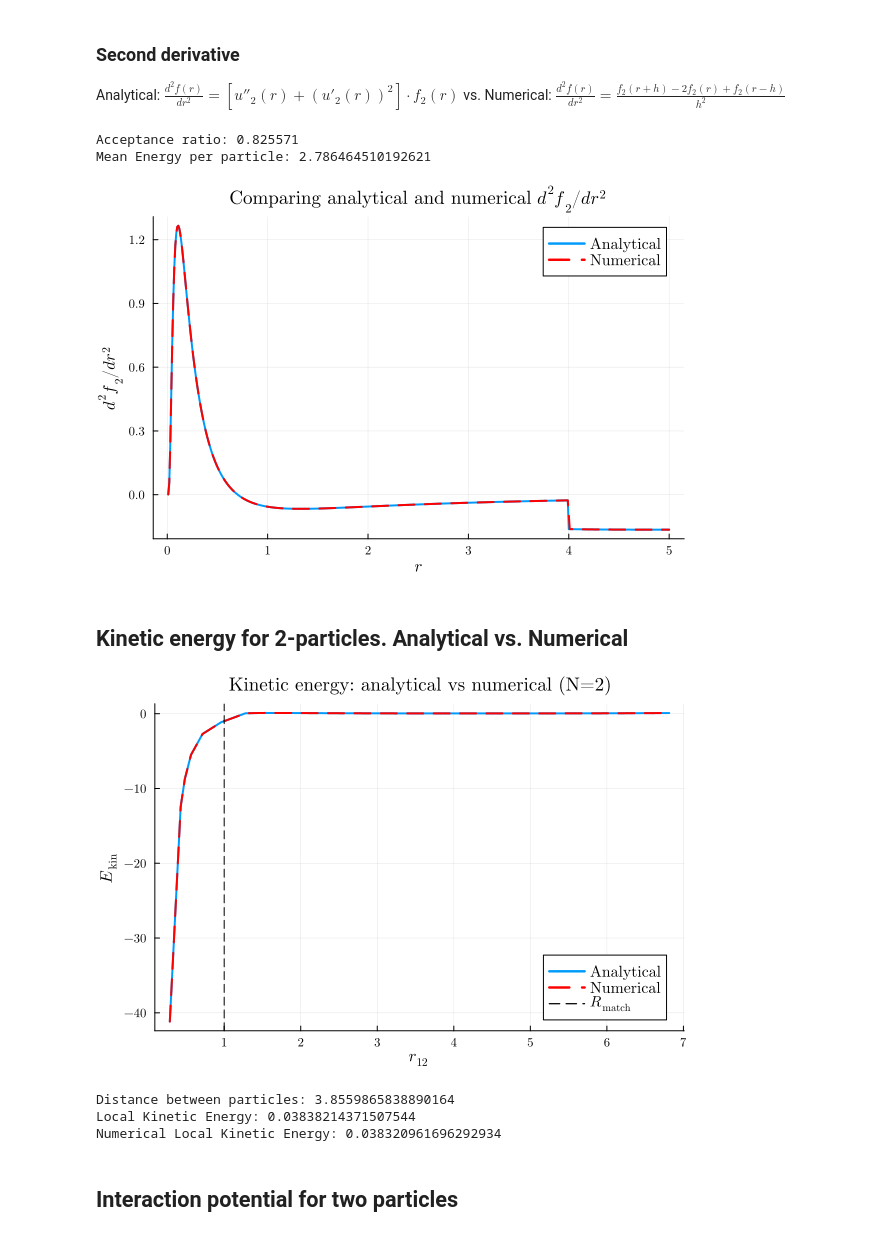
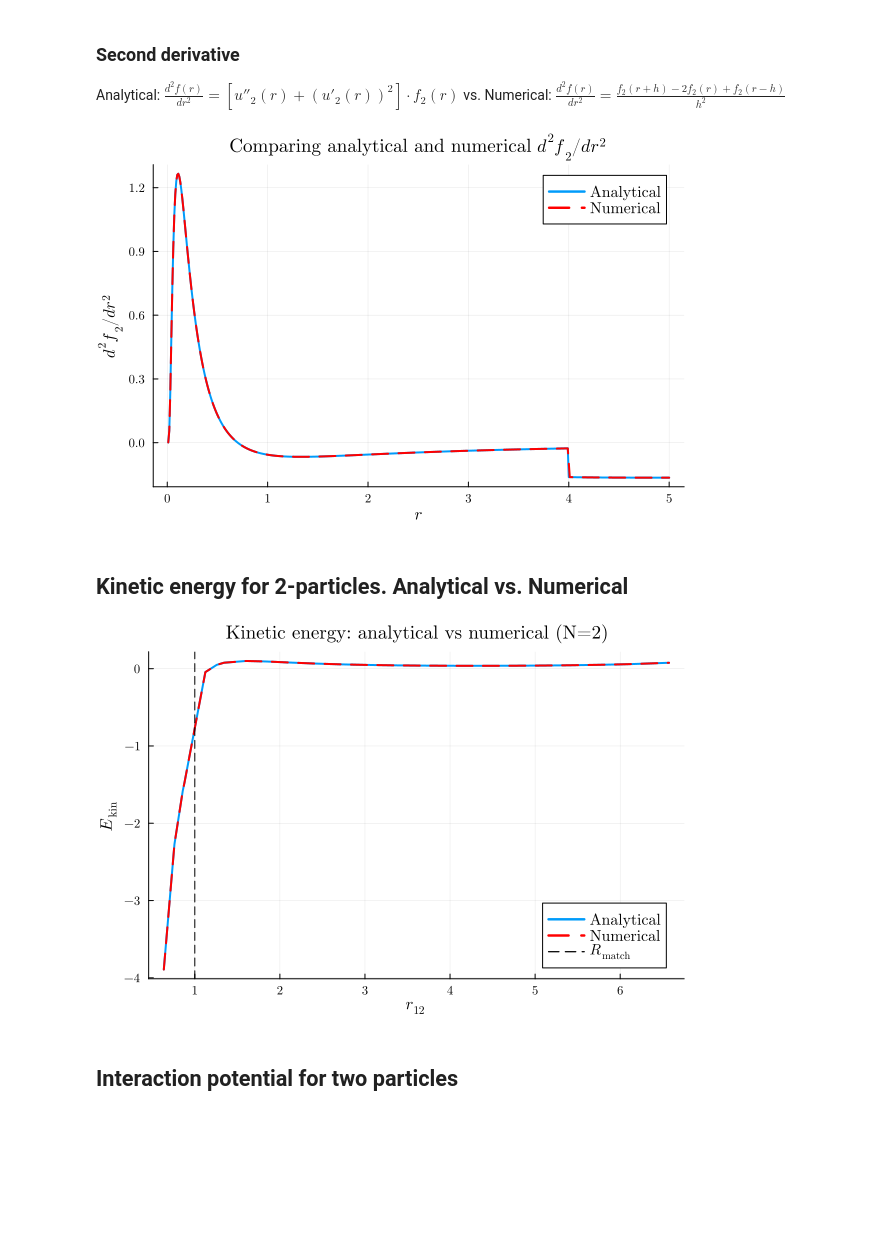
Before and after one commit to martadomin/Monte-Carlo-simulation-of-vortices-in-a-dipolar-bilayer, a Jupyter notebook: Sanity_checks/Stage1/Sanity_checks.ipynb, the cells around one changed output. Cells and saved outputs as stored; diff of their text form; code cells hidden in the pictures; blank space fills up the shorter version.

```diff
--- a/Sanity_checks/Stage1/Sanity_checks.ipynb
+++ b/Sanity_checks/Stage1/Sanity_checks.ipynb
@@ -161,7 +156,7 @@ Mean Energy per particle: 2.786068888303632
 
 Analytical: $\frac{d^2 f(r)}{dr^2} = \left[u''_2(r) + \left(u'_2(r)\right)^2\right] \cdot f_2(r)$ vs. Numerical: $\frac{d^2 f(r)}{dr^2} = \frac{f_2(r+h) -2 f_2(r) + f_2(r-h)}{h^2}$
 # %%
-include("VMC_code.jl")
+include("C:\\Users\\marta\\Monte_Carlo_simulation_of_vortices_in_a_dipolar_layer\\Stage1_2D_Dipol_System\\src\\jastrow.jl")
 using Bessels
 
 r = LinRange(0.01, 5.0, 500)  # Radial distances for g(r) calculation
@@ -208,13 +203,12 @@ plot!(r, d2f2_dr2_num,
      color=:red,
      linestyle=:dash)
 # %% [output]
-Acceptance ratio: 0.825571
-Mean Energy per particle: 2.786464510192621
 [figure]
 # %% [markdown]
 ## Kinetic energy for 2-particles. Analytical vs. Numerical
 # %%
-include("VMC_code.jl")
+include("C:\\Users\\marta\\Monte_Carlo_simulation_of_vortices_in_a_dipolar_layer\\Stage1_2D_Dipol_System\\src\\jastrow.jl")
+include("C:\\Users\\marta\\Monte_Carlo_simulation_of_vortices_in_a_dipolar_layer\\Stage1_2D_Dipol_System\\src\\energy.jl")
 
 L = 10.0
 R_match = 1.0
@@ -234,45 +228,37 @@ for i in 1:100
 
     r[i] = dist
 
-    positions = [x_coord'; y_coord']
     constants = calculate_constants(L, R_match)
 
     f2_plus  = exp(u2(dist + 1e-6, R_match, L, constants))
     f2_minus = exp(u2(dist - 1e-6, R_match, L, constants))
     f2_val   = exp(u2(dist, R_match, L, constants))
 
     d2f2_dr2 = (f2_plus - 2*f2_val + f2_minus) / (1e-6)^2
     df2_dr   = (f2_plus - f2_minus) / (2e-6)
 
     # Full 2D Laplacian for one particle, factor 2 for both particles
     local_kinetic_energy_numerical = -0.5 * 2 * (d2f2_dr2/f2_val + (1/dist) * df2_dr/f2_val)
 
-    kin_analytical[i] = local_kinetic_energy(positions, L, R_match, constants)
+    kin_analytical[i] = local_kinetic_energy(x_coord, y_coord, L, R_match, constants)
     kin_numerical[i] = local_kinetic_energy_numerical
 end
 
-println("Distance between particles: ", dist)
-println("Local Kinetic Energy: ", local_kinetic_energy(positions, L, R_match, constants))
-println("Numerical Local Kinetic Energy: ", local_kinetic_energy_numerical)
+
 using Plots
-
-
 # Sort by r for cleaner plot
 idx = sortperm(r)
 p1 = plot(r[idx], kin_analytical[idx],
      label="Analytical", linewidth=2,
      xlabel=L"r_{12}", ylabel=L"E_\mathrm{kin}",
      title="Kinetic energy: analytical vs numerical (N=2)")
 
 plot!(r[idx], kin_numerical[idx],
      label="Numerical", linestyle=:dash, linewidth=2, color=:red)
 vline!([R_match], label=L"R_\mathrm{match}", linestyle=:dash, color=:black)
 display(p1)
 # %% [output]
-[figure, old version]
+[figure, new version]
-Distance between particles: 3.8559865838890164
-Local Kinetic Energy: 0.03838214371507544
-Numerical Local Kinetic Energy: 0.038320961696292934
 # %% [markdown]
 ## Interaction potential for two particles
 # %%
```
Also changed, not shown: parts of 4 cells of this notebook, 11 other files.
